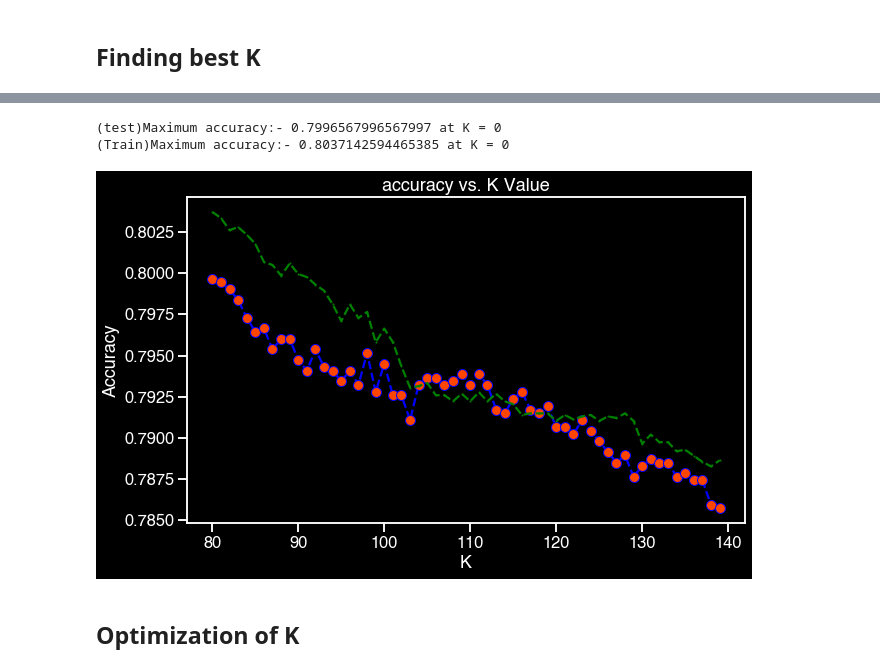
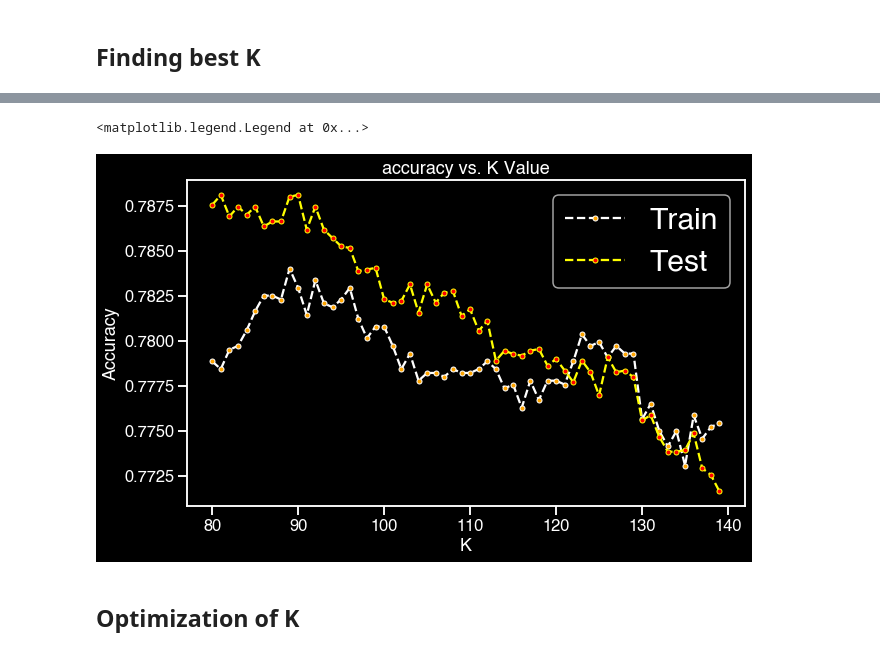
Before and after one commit to sm4rtm4art/airquality, a Jupyter notebook: classifier_KNN.ipynb, the cells around one changed output, grey strips where cells are left out. Drawn from its saved outputs; the diff is of its cells as text; code cells hidden in the pictures.

```diff
--- a/classifier_KNN.ipynb
+++ b/classifier_KNN.ipynb
@@ -131,6 +130,6 @@ X_test_scaled = np.array(X_test_scaled, ndmin = 2)
 # %%
 from sklearn.neighbors import KNeighborsClassifier
 # %%
-knn = KNeighborsClassifier(n_neighbors=5, metric='euclidean')
+knn = KNeighborsClassifier(n_neighbors=117, metric='euclidean')
 knn.fit(X_train_scaled, np.ravel(y_train))
 # %% [output]
@@ -213,19 +237,20 @@ for i in tqdm(range(80,140)):
     acct_fine.append(metrics.accuracy_score(y_train, yhat2))
 # %%
 plt.figure(figsize=(10,6))
-plt.plot(range(80,140),acc,color = 'blue',linestyle='dashed',
-    marker='o',markerfacecolor='orangered', markersize=10)
-plt.plot(range(80,140),acct,color = 'green',linestyle='dashed',
-    marker='o',markerfacecolor='blueviolet', markersize=1)
-plt.title('accuracy vs. K Value')
+plt.plot(range(80,140),acc_fine,color='white', linestyle='dashed',
+        marker='o',markerfacecolor='orange', markersize=5)
+plt.plot(range(80,140),acct_fine,color='yellow', linestyle='dashed',
+        marker='o',markerfacecolor='red', markersize=5)
+plt.title("accuracy vs. K Value")
 plt.xlabel('K')
 plt.ylabel('Accuracy')
-print("(test)Maximum accuracy:-",max(acc),"at K =",acc.index(max(acc)))
-print("(Train)Maximum accuracy:-",max(acct),"at K =",acct.index(max(acct)))
+plt.legend(["Train", "Test"],fontsize=30)
+
+#print("(test)Maximum accuracy:-",max(acc),"at K =",acc.index(max(acc)))
+#print("(Train)Maximum accuracy:-",max(acct),"at K =",acct.index(max(acct)))
 # %% [output]
-(test)Maximum accuracy:- 0.7996567996567997 at K = 0
-(Train)Maximum accuracy:- 0.8037142594465385 at K = 0
+<matplotlib.legend.Legend at 0x...>
-[figure, old version]
+[figure, new version]
 # %% [markdown]
 ## Optimization of K
 # %%
```
Also changed, not shown: parts of 34 cells of this notebook, 1 other file.
